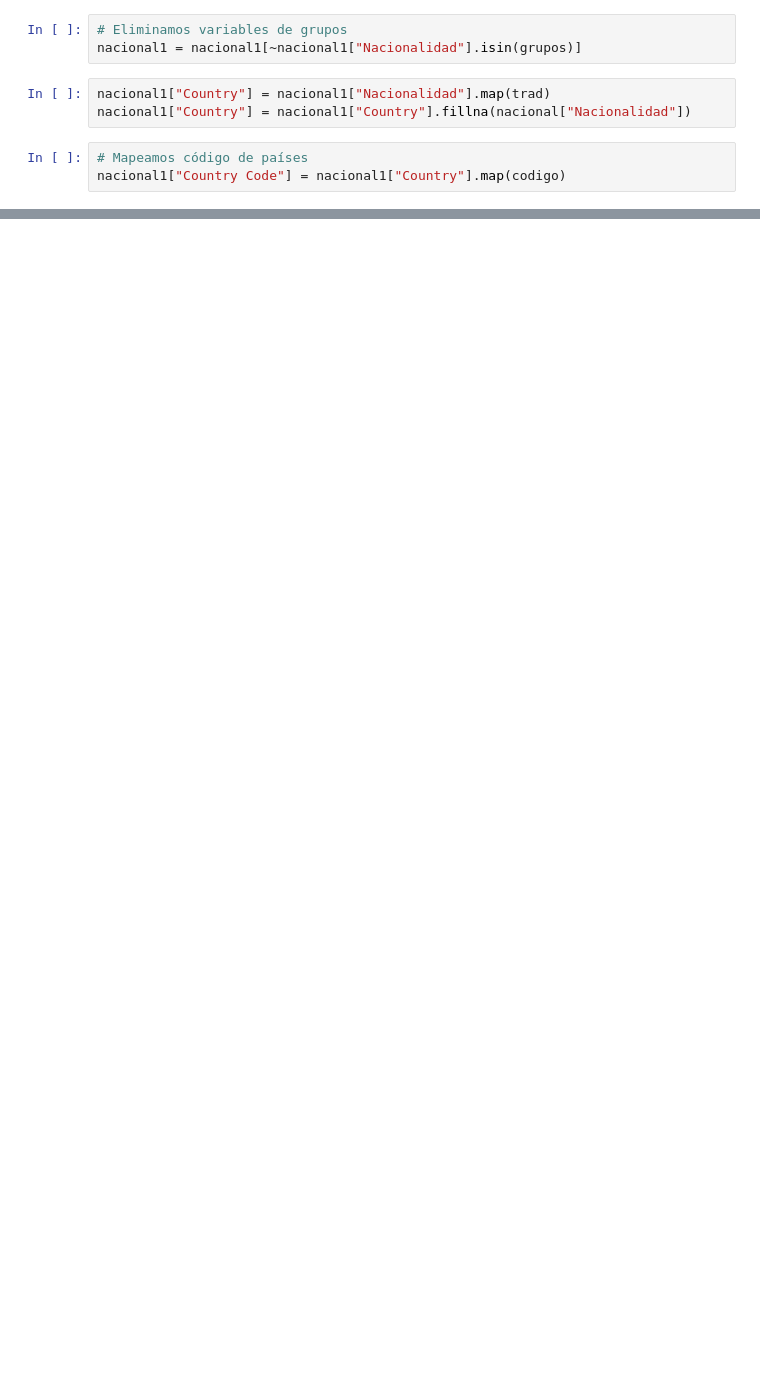
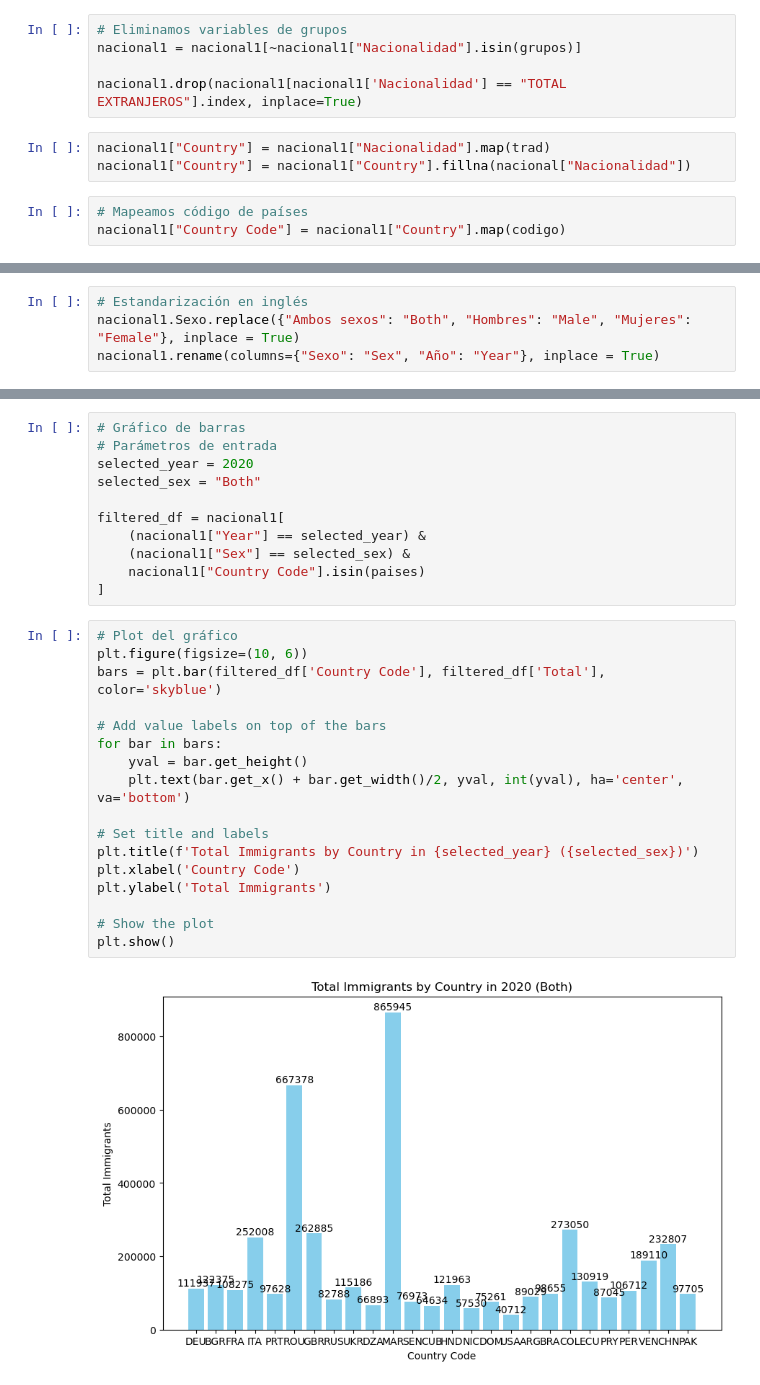
Before and after one commit to ERIDEZ/IFM_TMF, a Jupyter notebook: Notebooks y scripts/Trabajo archivo padron.ipynb, the cells around one changed output, grey strips where cells are left out. Drawn from its saved outputs; the diff is of its cells as text; blank space fills up the shorter version.

```diff
--- a/Notebooks y scripts/Trabajo archivo padron.ipynb
+++ b/Notebooks y scripts/Trabajo archivo padron.ipynb
@@ -431,6 +465,8 @@ nacional1 = nacional.copy()
 # %%
 # Eliminamos variables de grupos
 nacional1 = nacional1[~nacional1["Nacionalidad"].isin(grupos)]
+
+nacional1.drop(nacional1[nacional1['Nacionalidad'] == "TOTAL EXTRANJEROS"].index, inplace=True)
 # %%
 nacional1["Country"] = nacional1["Nacionalidad"].map(trad)
 nacional1["Country"] = nacional1["Country"].fillna(nacional["Nacionalidad"])
@@ -464,0 +507,4 @@ nacional
+# %%
+# Estandarización en inglés
+nacional1.Sexo.replace({"Ambos sexos": "Both", "Hombres": "Male", "Mujeres": "Female"}, inplace = True)
+nacional1.rename(columns={"Sexo": "Sex", "Año": "Year"}, inplace = True)
@@ -464,0 +597,30 @@ nacional
+# %%
+# Gráfico de barras
+# Parámetros de entrada
+selected_year = 2020
+selected_sex = "Both"
+
+filtered_df = nacional1[
+    (nacional1["Year"] == selected_year) &
+    (nacional1["Sex"] == selected_sex) &
+    nacional1["Country Code"].isin(paises)
+]
+# %%
+# Plot del gráfico
+plt.figure(figsize=(10, 6))
+bars = plt.bar(filtered_df['Country Code'], filtered_df['Total'], color='skyblue')
+
+# Add value labels on top of the bars
+for bar in bars:
+    yval = bar.get_height()
+    plt.text(bar.get_x() + bar.get_width()/2, yval, int(yval), ha='center', va='bottom')
+
+# Set title and labels
+plt.title(f'Total Immigrants by Country in {selected_year} ({selected_sex})')
+plt.xlabel('Country Code')
+plt.ylabel('Total Immigrants')
+
+# Show the plot
+plt.show()
+# %% [output]
+[figure, added]
```
Also changed, not shown: parts of 20 cells of this notebook.
